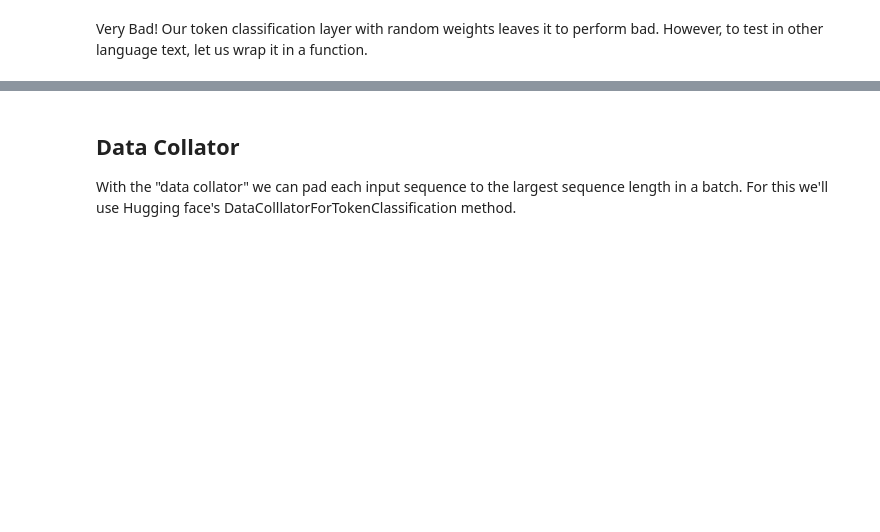
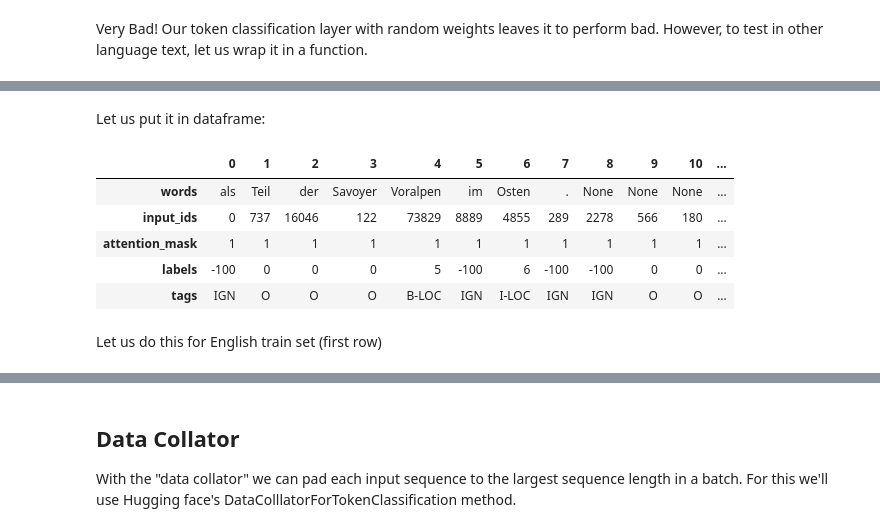
Before and after one commit to damayantinaik/Fine-tune-model, a Jupyter notebook: Fine_tuning_Multilingual_NER_LLM_model.ipynb, the cells around one changed output, grey strips where cells are left out. Saved outputs shown, nothing was run; the diff lists cells and outputs as text; code cells hidden in the pictures; blank space fills up the shorter version.

Commit message:
Fine-tuned model on German training dataset

```diff
--- a/Fine_tuning_Multilingual_NER_LLM_model.ipynb
+++ b/Fine_tuning_Multilingual_NER_LLM_model.ipynb
@@ -430,0 +427,2 @@ def tag_text(text, tags, model, tokenizer):
+# %%
+words, labels = de_example['tokens'], de_example['ner_tags']
@@ -430,0 +439,3 @@ def tag_text(text, tags, model, tokenizer):
+# %%
+encoded = panx_de_encoded['train'][0]
+encoded
@@ -430,0 +460,15 @@ def tag_text(text, tags, model, tokenizer):
+# %%
+final_tags = [index2tag[l] if l != -100 else 'IGN' for l in panx_de_encoded['train'][0]['labels']]
+# %% [markdown]
+Let us put it in dataframe:
+# %%
+pd.DataFrame([words, encoded['input_ids'], encoded['attention_mask'], encoded['labels'], final_tags], index = ['words', 'input_ids', 'attention_mask', 'labels', 'tags'])
+# %% [output]
+|  | 0 | 1 | 2 | 3 | 4 | 5 | 6 | 7 | 8 | 9 | 10 | ... |
+| words | als | Teil | der | Savoyer | Voralpen | im | Osten | . | None | None | None | ... |
+| input_ids | 0 | 737 | 16046 | 122 | 73829 | 8889 | 4855 | 289 | 2278 | 566 | 180 | ... |
+| attention_mask | 1 | 1 | 1 | 1 | 1 | 1 | 1 | 1 | 1 | 1 | 1 | ... |
+| labels | -100 | 0 | 0 | 0 | 5 | -100 | 6 | -100 | -100 | 0 | 0 | ... |
+| tags | IGN | O | O | O | B-LOC | IGN | I-LOC | IGN | IGN | O | O | ... |
+# %% [markdown]
+Let us do this for English train set (first row)
```
Also changed, not shown: parts of 49 cells of this notebook.
